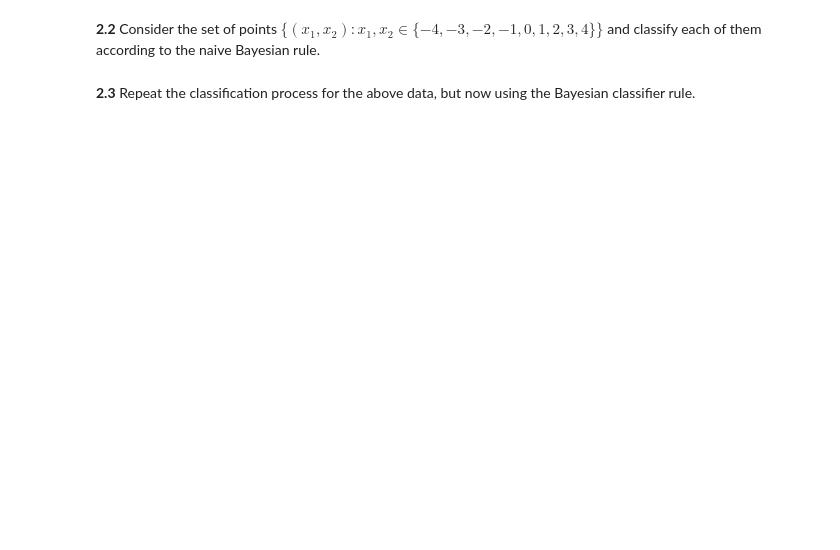
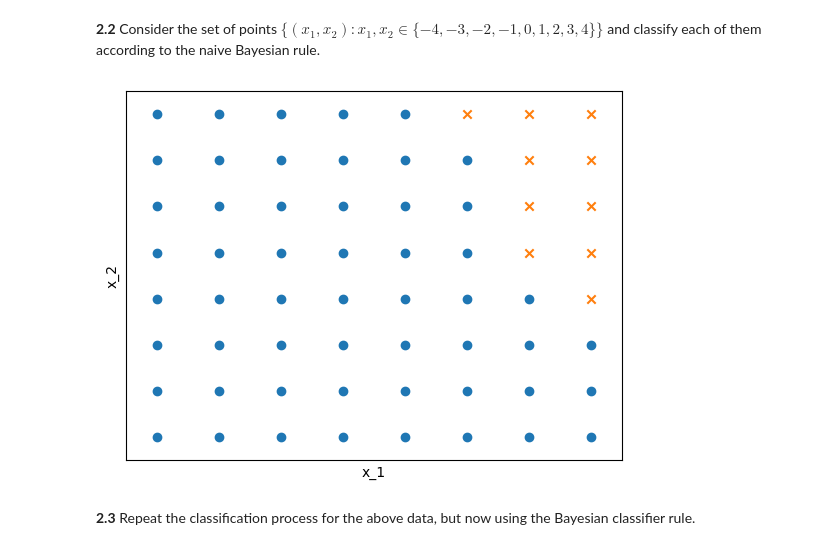
Before and after one commit to brumocas/ML, a Jupyter notebook: lab06/ML_notebook06.ipynb, the cells around one changed output. Drawn from its saved outputs; the diff is of its cells as text; code cells hidden in the pictures; blank space fills up the shorter version.

```diff
--- a/lab06/ML_notebook06.ipynb
+++ b/lab06/ML_notebook06.ipynb
@@ -424,39 +431,42 @@ SyntaxError: invalid syntax (1327165683.py, line 22)
 # Activity 2.2 (to be completed)
 
 # define grid of points to be classified
 x1, x2 = np.meshgrid(np.arange(-4,4), np.arange(-4, 4))
 X_plot = np.c_[x1.ravel(), x2.ravel()]
 
 sigmax1_class1 = sigma_class1[0,0]
 sigmax2_class1 = sigma_class1[1,1]
 
 sigmax1_class2 = sigma_class2[0,0]
 sigmax2_class2 = sigma_class2[1,1]
 
 # Naive Bayesian classifier
 prediction_nb = []
 for i in range(X_plot.shape[0]):
   # to be completed
-  #prob_1 = ...
-  #prob_2 = ...
-  #if ... :
-  #  prediction_nb.append(1)
-  #else :
-  #  prediction_nb.append(2)
+  prob_1 = P_class1 * gaussian1d(X_plot[i, 0], mu_class1[0], sigmax1_class1) * gaussian1d(X_plot[i, 1], mu_class1[1], sigmax2_class1)
+  prob_2 = P_class2 * gaussian1d(X_plot[i, 0], mu_class2[0], sigmax1_class2) * gaussian1d(X_plot[i, 1], mu_class2[1], sigmax2_class2)
+  if prob_1 > prob_2:
+    prediction_nb.append(1)
+  else :
+    prediction_nb.append(2)
 
 prediction_nb = np.array(prediction_nb)
+
 
 # plot results
 plt.figure()
 plt.scatter(X_plot[np.where(prediction_nb==1),0], X_plot[np.where(prediction_nb==1),1], marker='o')
 plt.scatter(X_plot[np.where(prediction_nb==2),0], X_plot[np.where(prediction_nb==2),1], marker='x')
 plt.xlabel('x_1')
 plt.ylabel('x_2')
 plt.xlim(x1.min()-0.5, x1.max()+0.5)
 plt.ylim(x2.min()-0.5, x2.max()+0.5)
 plt.xticks(())
 plt.yticks(())
 plt.show()
+# %% [output]
+[figure, added]
 # %% [markdown]
 **2.3** Repeat the classification process for the above data, but now using the Bayesian classifier rule.
 # %%
```
Also changed, not shown: parts of 7 cells of this notebook, 3 other files.
